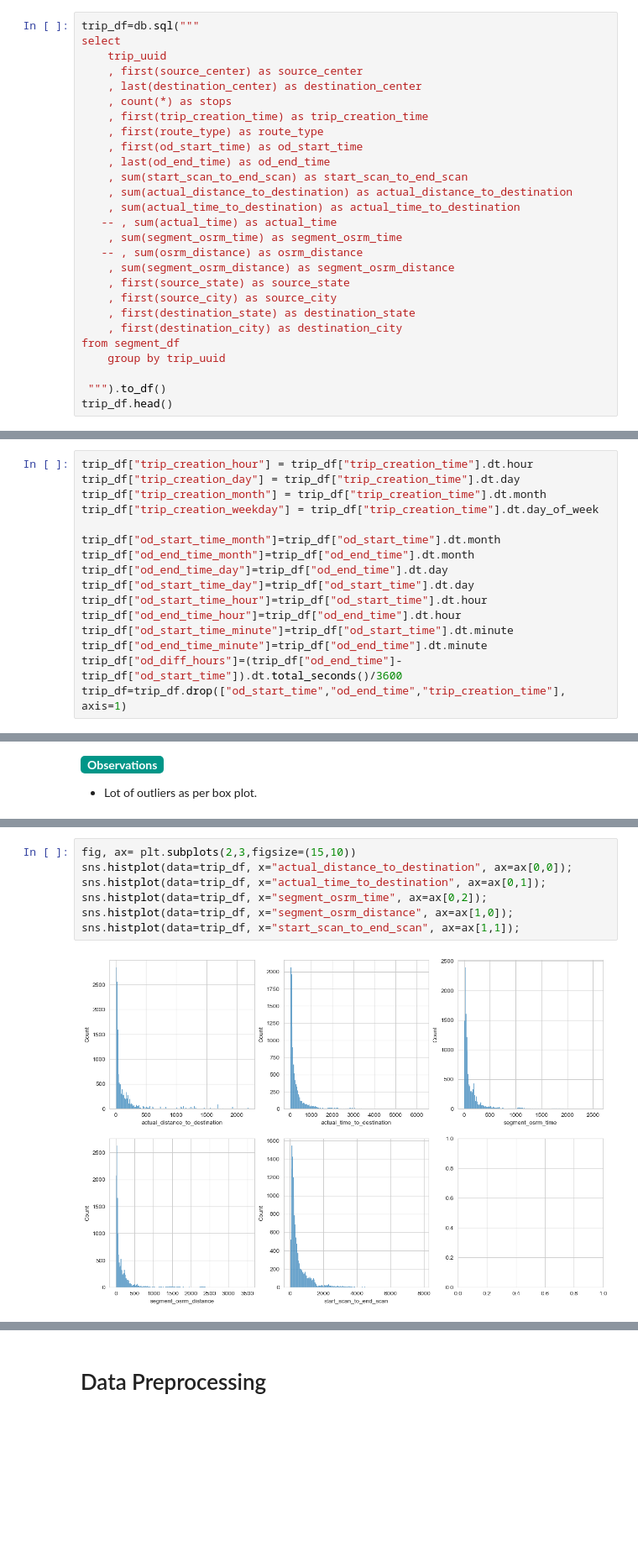
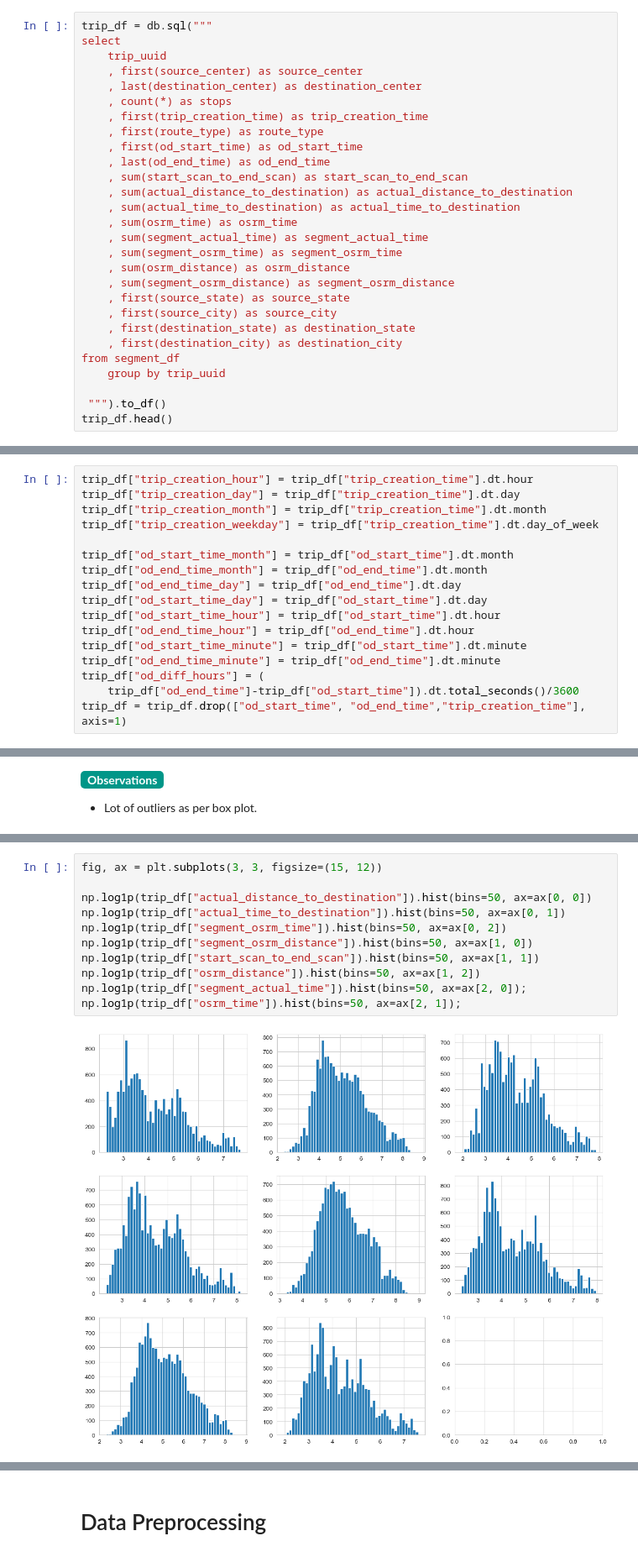
Before and after one commit to gautamnaik1994/Delhivery-Data-Engineering-Case-Study, a Jupyter notebook: CaseStudy.ipynb, the cells around one changed output, grey strips where cells are left out. Shown at 84% size. Saved outputs shown, nothing was run; the diff lists cells and outputs as text; blank space fills up the shorter version.

```diff
--- a/CaseStudy.ipynb
+++ b/CaseStudy.ipynb
@@ -204,7 +225,7 @@ segment_df.head()
 with open("segment_df.pkl", "wb") as f:
     pickle.dump(segment_df, f)
 # %%
-trip_df=db.sql("""
+trip_df = db.sql("""
 select
     trip_uuid
     , first(source_center) as source_center
@@ -217,9 +238,10 @@ select
     , sum(start_scan_to_end_scan) as start_scan_to_end_scan
     , sum(actual_distance_to_destination) as actual_distance_to_destination
     , sum(actual_time_to_destination) as actual_time_to_destination
-   -- , sum(actual_time) as actual_time
+    , sum(osrm_time) as osrm_time
+    , sum(segment_actual_time) as segment_actual_time
     , sum(segment_osrm_time) as segment_osrm_time
-   -- , sum(osrm_distance) as osrm_distance
+    , sum(osrm_distance) as osrm_distance
     , sum(segment_osrm_distance) as segment_osrm_distance
     , first(source_state) as source_state
     , first(source_city) as source_city
@@ -243,16 +265,17 @@ trip_df["trip_creation_day"] = trip_df["trip_creation_time"].dt.day
 trip_df["trip_creation_month"] = trip_df["trip_creation_time"].dt.month
 trip_df["trip_creation_weekday"] = trip_df["trip_creation_time"].dt.day_of_week
 
-trip_df["od_start_time_month"]=trip_df["od_start_time"].dt.month
-trip_df["od_end_time_month"]=trip_df["od_end_time"].dt.month
-trip_df["od_end_time_day"]=trip_df["od_end_time"].dt.day
-trip_df["od_start_time_day"]=trip_df["od_start_time"].dt.day
-trip_df["od_start_time_hour"]=trip_df["od_start_time"].dt.hour
-trip_df["od_end_time_hour"]=trip_df["od_end_time"].dt.hour
-trip_df["od_start_time_minute"]=trip_df["od_start_time"].dt.minute
-trip_df["od_end_time_minute"]=trip_df["od_end_time"].dt.minute
-trip_df["od_diff_hours"]=(trip_df["od_end_time"]-trip_df["od_start_time"]).dt.total_seconds()/3600
-trip_df=trip_df.drop(["od_start_time","od_end_time","trip_creation_time"], axis=1)
+trip_df["od_start_time_month"] = trip_df["od_start_time"].dt.month
+trip_df["od_end_time_month"] = trip_df["od_end_time"].dt.month
+trip_df["od_end_time_day"] = trip_df["od_end_time"].dt.day
+trip_df["od_start_time_day"] = trip_df["od_start_time"].dt.day
+trip_df["od_start_time_hour"] = trip_df["od_start_time"].dt.hour
+trip_df["od_end_time_hour"] = trip_df["od_end_time"].dt.hour
+trip_df["od_start_time_minute"] = trip_df["od_start_time"].dt.minute
+trip_df["od_end_time_minute"] = trip_df["od_end_time"].dt.minute
+trip_df["od_diff_hours"] = (
+    trip_df["od_end_time"]-trip_df["od_start_time"]).dt.total_seconds()/3600
+trip_df = trip_df.drop(["od_start_time", "od_end_time","trip_creation_time"], axis=1)
 # %%
 with open("trip_df.pkl", "wb") as f:
     pickle.dump(trip_df, f)
@@ -428,9 +474,13 @@ sns.boxplot(data=trip_df, y="start_scan_to_end_scan", ax=ax[1,1], hue="route_typ
 # %%
-fig, ax= plt.subplots(2,3,figsize=(15,10))
-sns.histplot(data=trip_df, x="actual_distance_to_destination", ax=ax[0,0]);
-sns.histplot(data=trip_df, x="actual_time_to_destination", ax=ax[0,1]);
-sns.histplot(data=trip_df, x="segment_osrm_time", ax=ax[0,2]);
-sns.histplot(data=trip_df, x="segment_osrm_distance", ax=ax[1,0]);
-sns.histplot(data=trip_df, x="start_scan_to_end_scan", ax=ax[1,1]);
+fig, ax = plt.subplots(3, 3, figsize=(15, 12))
+
+np.log1p(trip_df["actual_distance_to_destination"]).hist(bins=50, ax=ax[0, 0])
+np.log1p(trip_df["actual_time_to_destination"]).hist(bins=50, ax=ax[0, 1])
+np.log1p(trip_df["segment_osrm_time"]).hist(bins=50, ax=ax[0, 2])
+np.log1p(trip_df["segment_osrm_distance"]).hist(bins=50, ax=ax[1, 0])
+np.log1p(trip_df["start_scan_to_end_scan"]).hist(bins=50, ax=ax[1, 1])
+np.log1p(trip_df["osrm_distance"]).hist(bins=50, ax=ax[1, 2])
+np.log1p(trip_df["segment_actual_time"]).hist(bins=50, ax=ax[2, 0]);
+np.log1p(trip_df["osrm_time"]).hist(bins=50, ax=ax[2, 1]);
 # %% [output]
-[figure, old version]
+[figure, new version]
```
Also changed, not shown: parts of 73 cells of this notebook, 3 other files.
